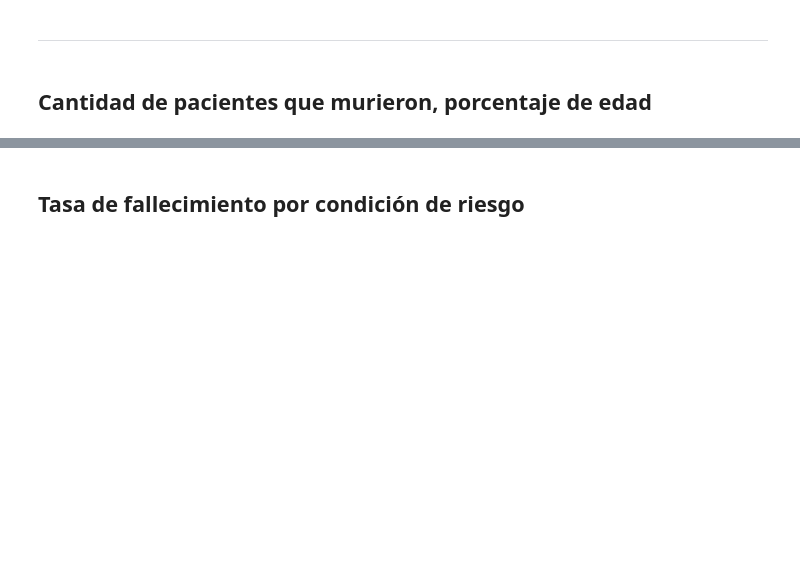
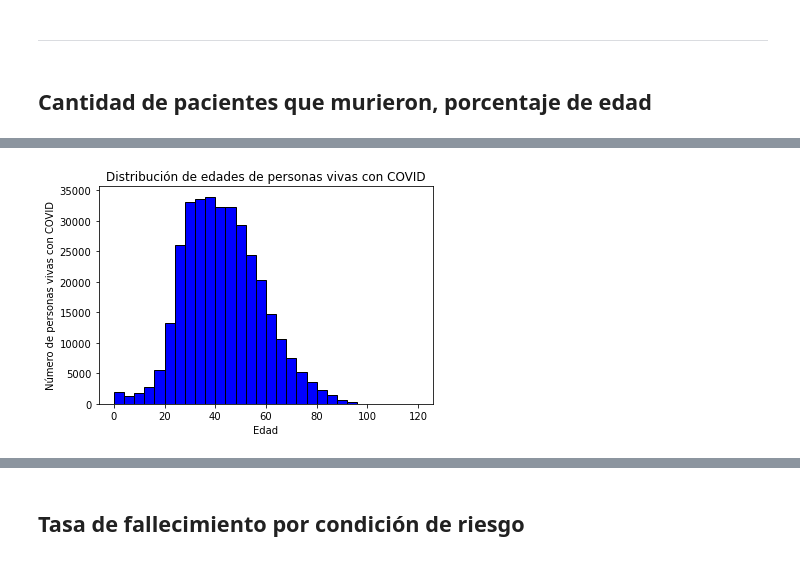
Before and after one commit to SamuelG0319/Final_Project_DS, a Jupyter notebook: cleanning-data.ipynb, the cells around one changed output, grey strips where cells are left out. Saved outputs shown, nothing was run; the diff lists cells and outputs as text; code cells hidden in the pictures; blank space fills up the shorter version.

```diff
--- a/cleanning-data.ipynb
+++ b/cleanning-data.ipynb
@@ -161,0 +202,16 @@ ___
+# %%
+# Filtra el DataFrame para obtener solo las filas donde Covit_Not_Covit es igual a 1 (tuvo COVID) y DEAD es igual a 2 (vivo)
+vivos_con_covid_df = df_null[(df_null['Covid_Not_Covid'] == 1) & (df_null['DEAD'] == 2)]
+
+# Crea un histograma de edades
+plt.hist(vivos_con_covid_df['AGE'], bins=30, color='blue', edgecolor='black')
+
+# Etiquetas y título del gráfico
+plt.xlabel('Edad')
+plt.ylabel('Número de personas vivas con COVID')
+plt.title('Distribución de edades de personas vivas con COVID')
+
+# Muestra el gráfico
+plt.show()
+# %% [output]
+[figure, added]
```
Also changed, not shown: parts of 22 cells of this notebook.
